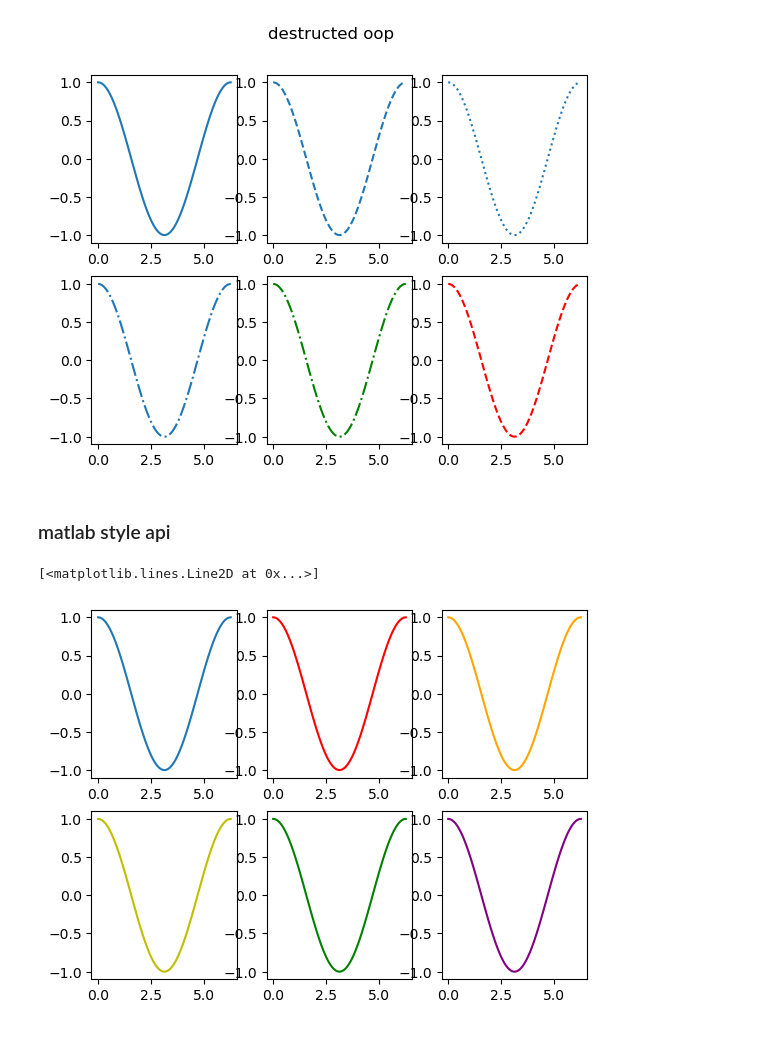
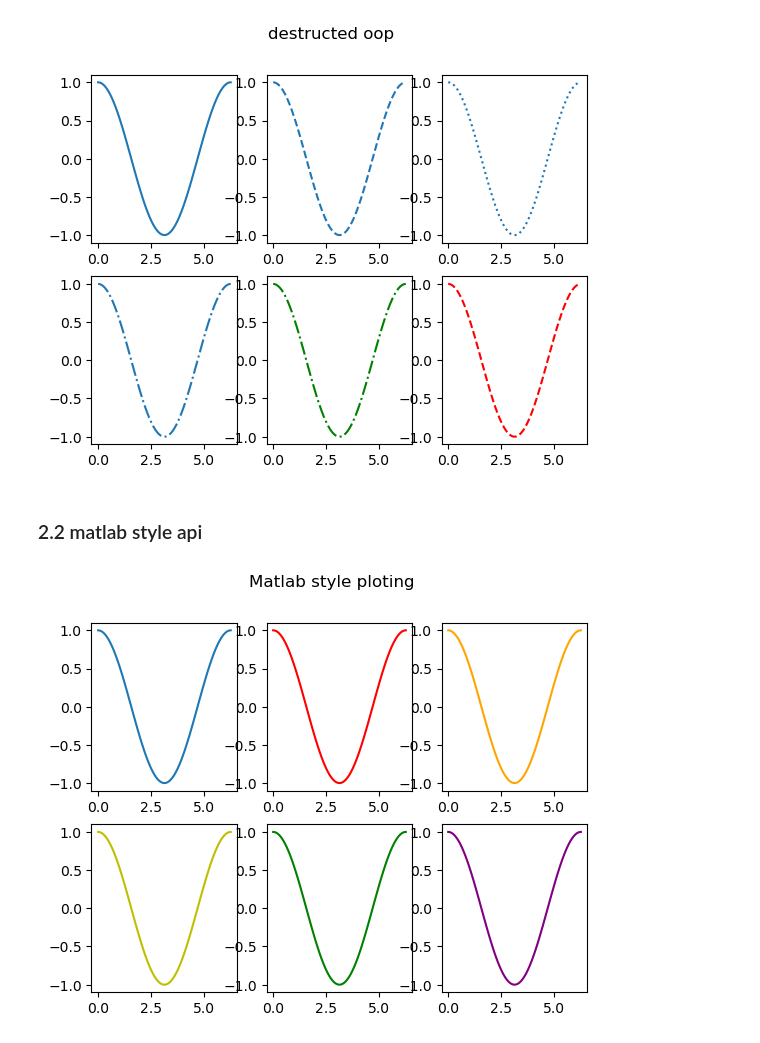
Before and after one commit to Chao216/Ali-Tianchi, a Jupyter notebook: Matplotlib/matplotlib-cheatsheets.ipynb, the cells around one changed output. Drawn from its saved outputs; the diff is of its cells as text; code cells hidden in the pictures.

```diff
--- a/Matplotlib/matplotlib-cheatsheets.ipynb
+++ b/Matplotlib/matplotlib-cheatsheets.ipynb
@@ -48,29 +49,30 @@ fig.savefig("./Figures/linestyle_subs.pdf")
 # %% [output]
 [figure]
 # %% [markdown]
-### matlab style api
+### 2.2 matlab style api
 # %%
 plt.figure()
 
 plt.subplot(2,3,1)
 plt.plot(X,Y)
 
 plt.subplot(2,3,2)
 plt.plot(X,Y, color="r")
 
 plt.subplot(2,3,3)
 plt.plot(X,Y, color="orange")
 
 plt.subplot(2,3,4)
 plt.plot(X,Y, color="y")
 
 plt.subplot(2,3,5)
 plt.plot(X,Y, color="g")
 
 plt.subplot(2,3,6)
 plt.plot(X,Y, color="purple")
 
-plt.su
+plt.suptitle("Matlab style ploting")
+
+plt.savefig("./Figures/Matlab-style.pdf")
 # %% [output]
-[<matplotlib.lines.Line2D at 0x...>]
-[figure, old version]
+[figure, new version]
```
Also changed, not shown: parts of 6 cells of this notebook, 5 other files.
